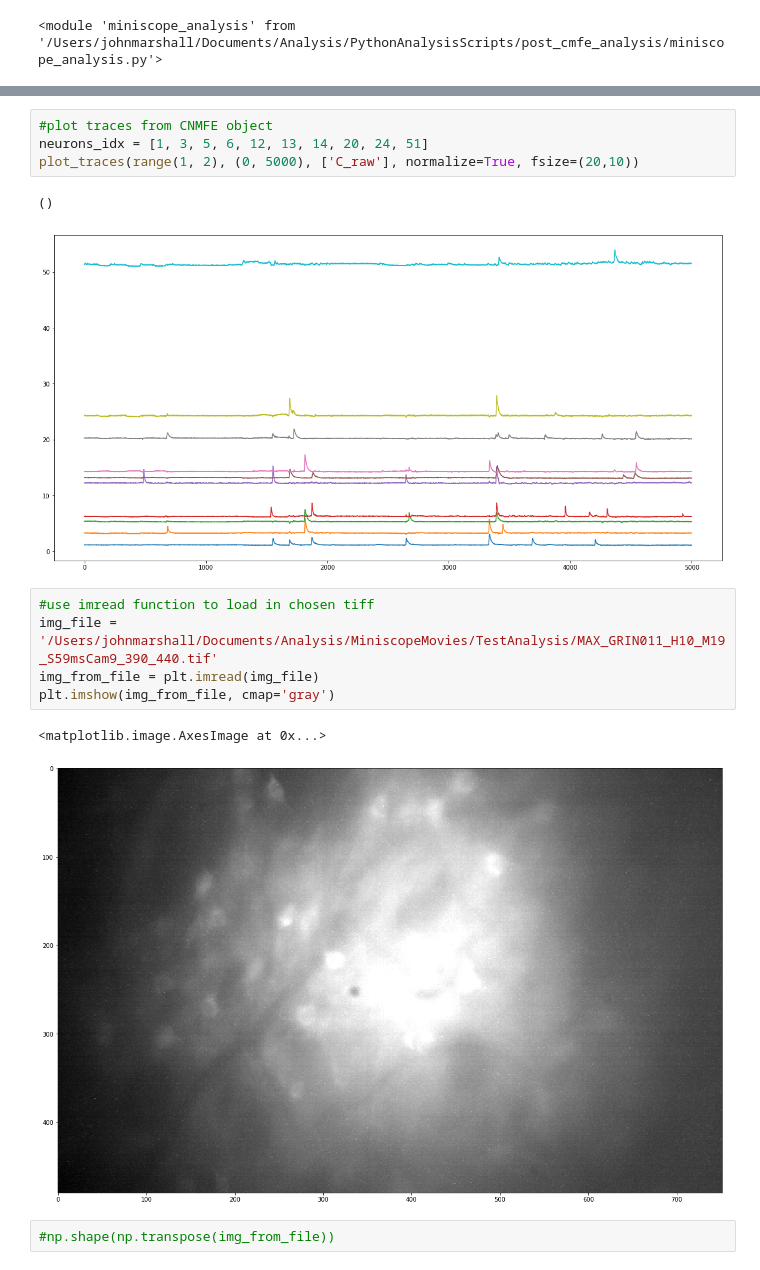
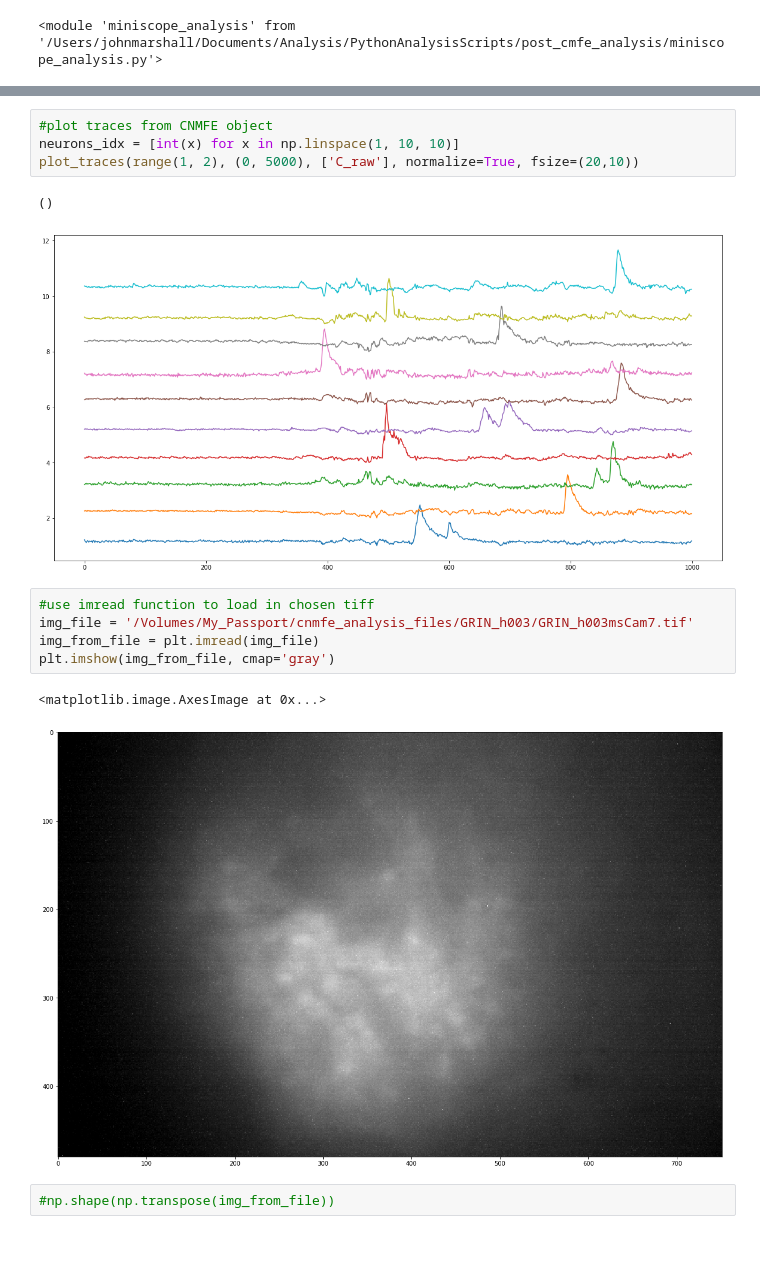
Before and after one commit to marburyvthesea/post_cnmfe_analysis, a Jupyter notebook: open_field_cnmfe_analysis_jjm.ipynb, the cells around one changed output, grey strips where cells are left out. Cells and saved outputs as stored; diff of their text form.

```diff
--- a/open_field_cnmfe_analysis_jjm.ipynb
+++ b/open_field_cnmfe_analysis_jjm.ipynb
@@ -98,18 +98,18 @@ results.session_info
 # %%
 #plot traces from CNMFE object
-neurons_idx = [1, 3, 5, 6, 12, 13, 14, 20, 24, 51]
+neurons_idx = [int(x) for x in np.linspace(1, 10, 10)]
 plot_traces(range(1, 2), (0, 5000), ['C_raw'], normalize=True, fsize=(20,10))
 # %% [output]
 ()
-[figure, old version]
+[figure, new version]
 # %%
 #use imread function to load in chosen tiff
-img_file = '/Users/johnmarshall/Documents/Analysis/MiniscopeMovies/TestAnalysis/MAX_GRIN011_H10_M19_S59msCam9_390_440.tif'
+img_file = '/Volumes/My_Passport/cnmfe_analysis_files/GRIN_h003/GRIN_h003msCam7.tif'
 img_from_file = plt.imread(img_file)
 plt.imshow(img_from_file, cmap='gray')
 # %% [output]
 <matplotlib.image.AxesImage at 0x...>
-[figure, old version]
+[figure, new version]
 # %%
 #np.shape(np.transpose(img_from_file))
 # %%
```
Also changed, not shown: parts of 5 cells of this notebook.
